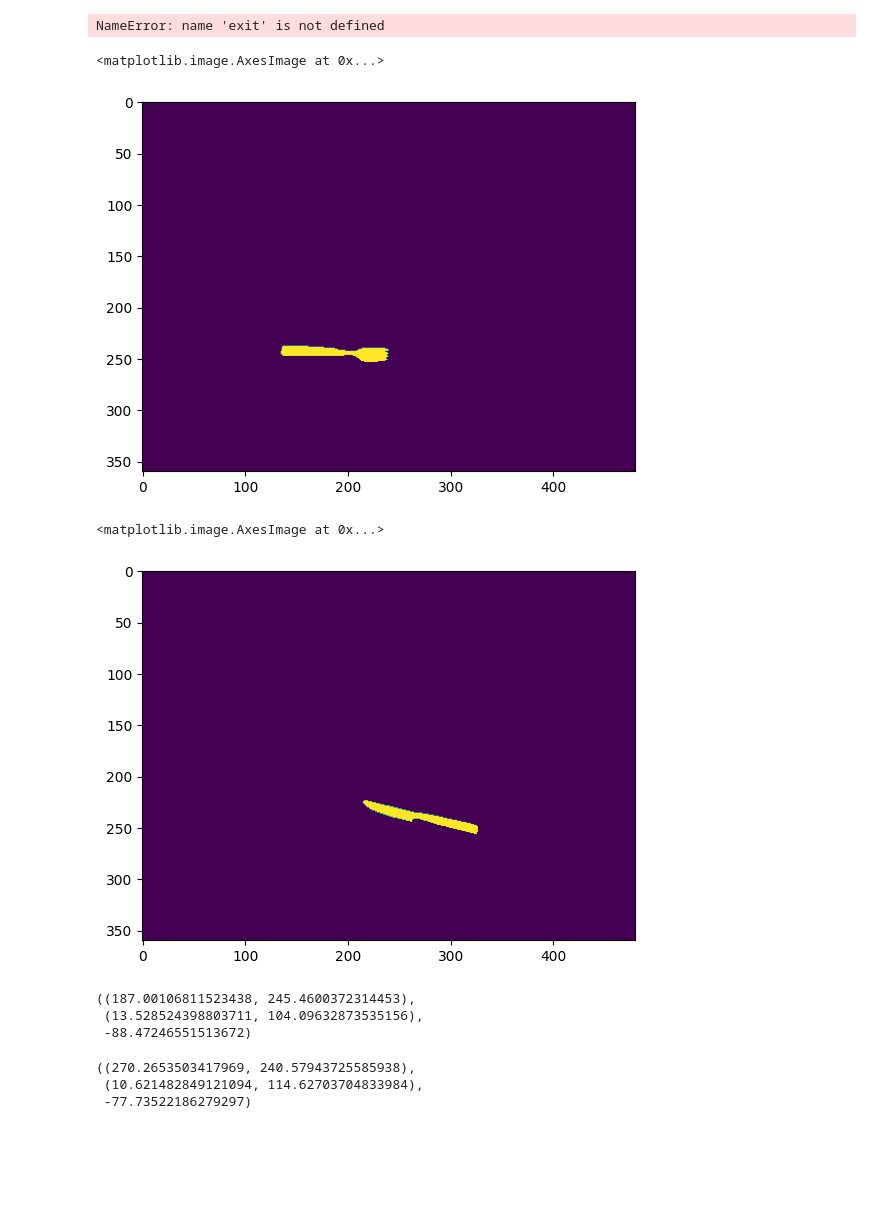
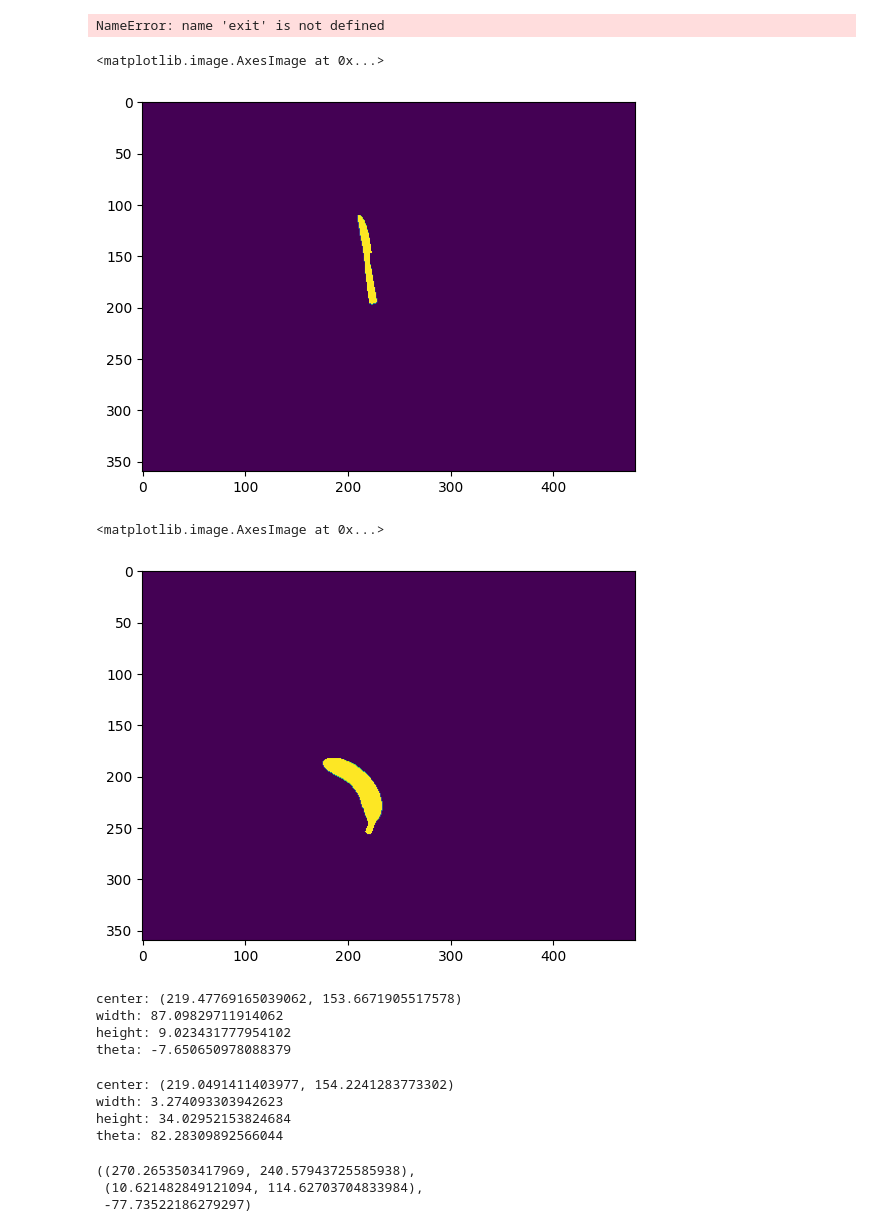
Before and after one commit to hogunkee/TSMCTS, a Jupyter notebook: realrobot/Test.ipynb, the cells around one changed output. Drawn from its saved outputs; the diff is of its cells as text; code cells hidden in the pictures; blank space fills up the shorter version.

```diff
--- a/realrobot/Test.ipynb
+++ b/realrobot/Test.ipynb
@@ -346,2 +350,0 @@ import pyrealsense2 as rs
-# %%
-env.RS.config = rs.config()
@@ -791,19 +543,24 @@ NameError: name 'exit' is not defined
 plt.imshow(env.current_obs['segmentation']==1)
 # %% [output]
 <matplotlib.image.AxesImage at 0x...>
-[figure, old version]
+[figure, new version]
 # %%
-plt.imshow(env.current_obs['segmentation']==2)
+plt.imshow(env.current_obs['segmentation']==4)
 # %% [output]
 <matplotlib.image.AxesImage at 0x...>
-[figure, old version]
+[figure, new version]
 # %%
 import cv2
 # %%
 y, x = np.where(env.current_obs['segmentation']==1)
 X = np.array(list(zip(x, y)))
-cv2.minAreaRect(X)
+center, (height, width), theta = cv2.minAreaRect(X)
+print("center:", center)
+print("width:", width)
+print("height:", height)
+print("theta:", theta)
 # %% [output]
-((187.00106811523438, 245.4600372314453),
- (13.528524398803711, 104.09632873535156),
- -88.47246551513672)
+center: (219.47769165039062, 153.6671905517578)
+width: 87.09829711914062
+height: 9.023431777954102
+theta: -7.650650978088379
@@ -810,3 +569,14 @@ cv2.minAreaRect(X)
+# %%
+center, height, width, angle = LsqEllipse().fit(X).as_parameters()
+print("center:", center)
+print("width:", width)
+print("height:", height)
+print("theta:", angle * 180 / np.pi)
+# %% [output]
+center: (219.0491411403977, 154.2241283773302)
+width: 3.274093303942623
+height: 34.02952153824684
+theta: 82.28309892566044
 # %%
 y, x = np.where(env.current_obs['segmentation']==2)
 X = np.array(list(zip(x, y)))
```
Also changed, not shown: parts of 43 cells of this notebook, 8 other files.
